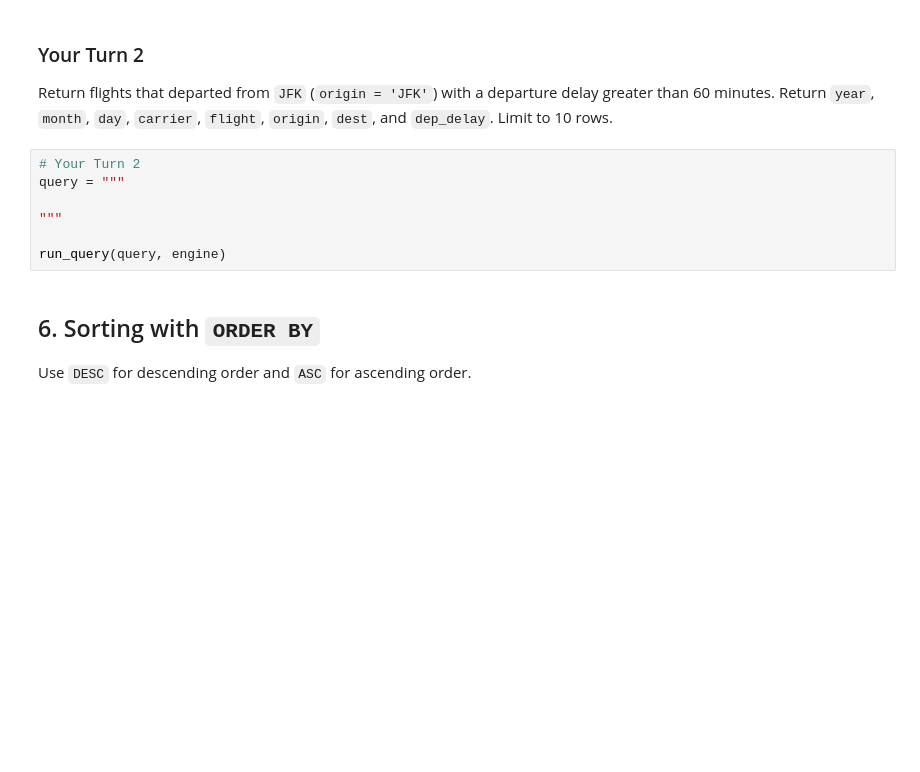
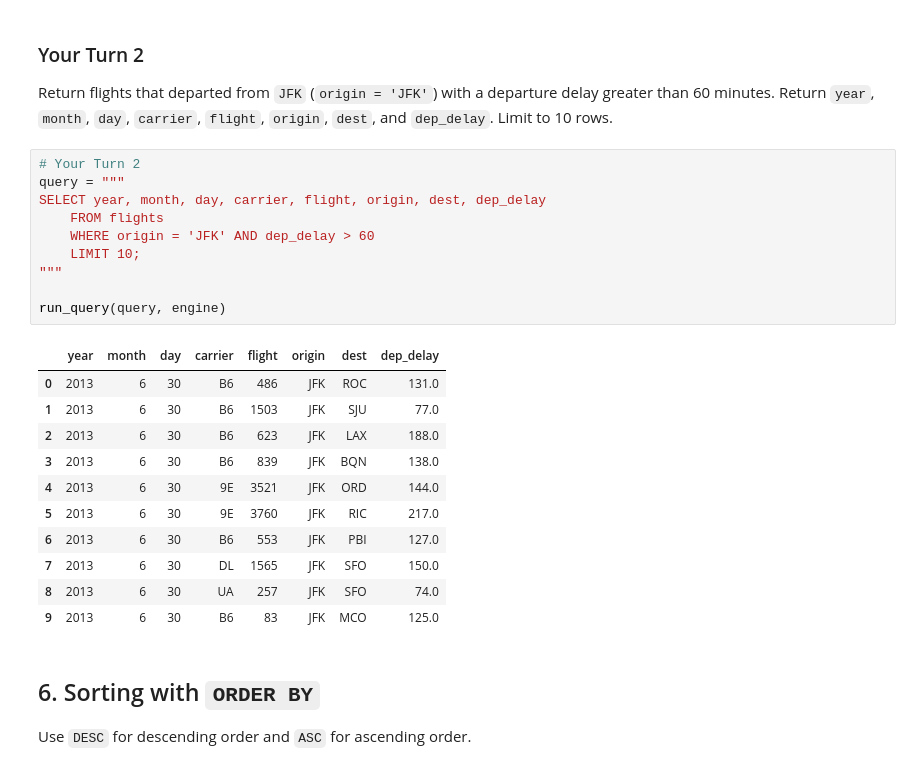
Before and after one commit to atul-utsa/ban6003-w9-10-sql-abt-atul, a Jupyter notebook: notebooks/module9_neon_sql_fundamentals_guided_lab.ipynb, the cells around one changed output. Cells and saved outputs as stored; diff of their text form; blank space fills up the shorter version.

```diff
--- a/notebooks/module9_neon_sql_fundamentals_guided_lab.ipynb
+++ b/notebooks/module9_neon_sql_fundamentals_guided_lab.ipynb
@@ -188,10 +269,25 @@ Return flights that departed from `JFK` (`origin = 'JFK'`) with a departure dela
 # %%
 # Your Turn 2
 query = """
-
+SELECT year, month, day, carrier, flight, origin, dest, dep_delay
+    FROM flights
+    WHERE origin = 'JFK' AND dep_delay > 60
+    LIMIT 10;
 """
 
 run_query(query, engine)
+# %% [output]
+|  | year | month | day | carrier | flight | origin | dest | dep_delay |
+| 0 | 2013 | 6 | 30 | B6 | 486 | JFK | ROC | 131.0 |
+| 1 | 2013 | 6 | 30 | B6 | 1503 | JFK | SJU | 77.0 |
+| 2 | 2013 | 6 | 30 | B6 | 623 | JFK | LAX | 188.0 |
+| 3 | 2013 | 6 | 30 | B6 | 839 | JFK | BQN | 138.0 |
+| 4 | 2013 | 6 | 30 | 9E | 3521 | JFK | ORD | 144.0 |
+| 5 | 2013 | 6 | 30 | 9E | 3760 | JFK | RIC | 217.0 |
+| 6 | 2013 | 6 | 30 | B6 | 553 | JFK | PBI | 127.0 |
+| 7 | 2013 | 6 | 30 | DL | 1565 | JFK | SFO | 150.0 |
+| 8 | 2013 | 6 | 30 | UA | 257 | JFK | SFO | 74.0 |
+| 9 | 2013 | 6 | 30 | B6 | 83 | JFK | MCO | 125.0 |
 # %% [markdown]
 ## 6. Sorting with `ORDER BY`
 
```
Also changed, not shown: parts of 41 cells of this notebook, 2 other files.
